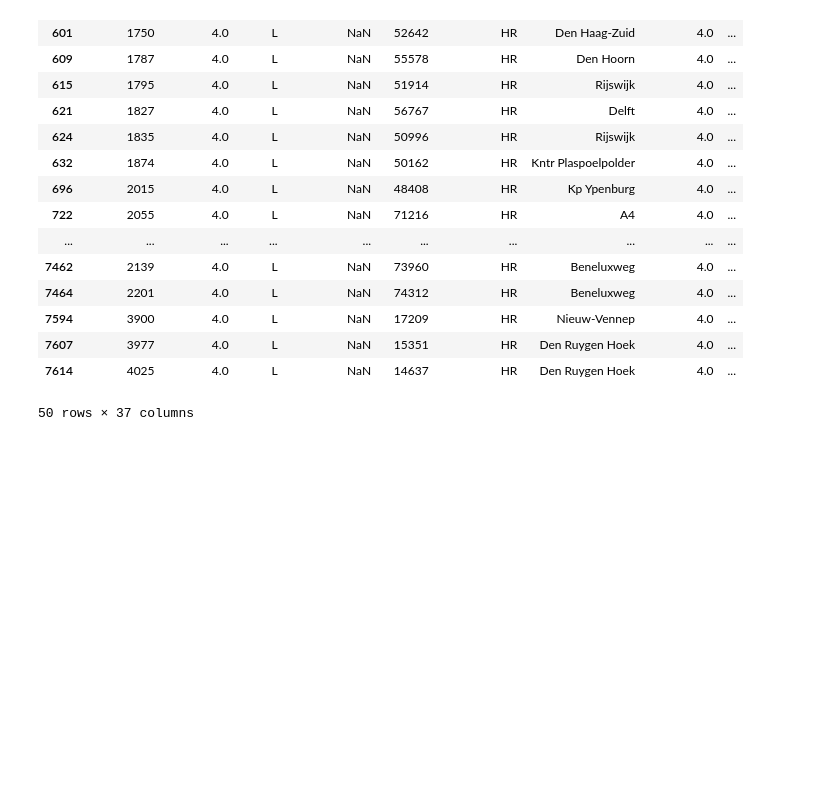
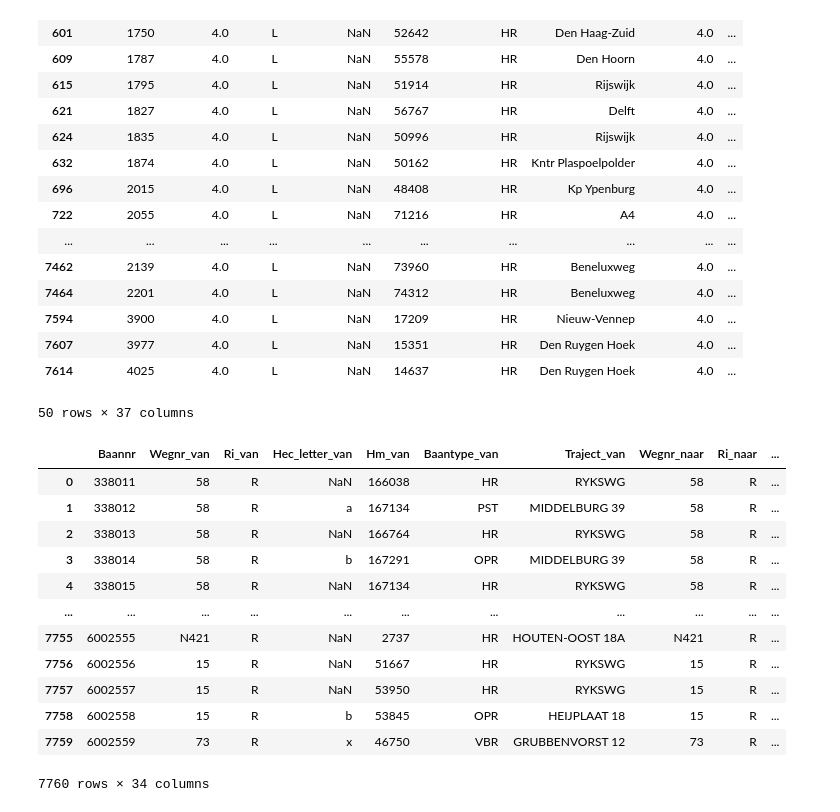
Before and after one commit to Liselotvansteekelenburg/TIL6010-LabAssignments, a Jupyter notebook: Ch4.ipynb, the cells around one changed output. Cells and saved outputs as stored; diff of their text form; code cells hidden in the pictures; blank space fills up the shorter version.

```diff
--- a/Ch4.ipynb
+++ b/Ch4.ipynb
@@ -93,3 +93,21 @@ display(df_road_4HR_HM_L)
 | 7607 | 3977 | 4.0 | L | NaN | 15351 | HR | Den Ruygen Hoek | 4.0 | ... |
 | 7614 | 4025 | 4.0 | L | NaN | 14637 | HR | Den Ruygen Hoek | 4.0 | ... |
 50 rows × 37 columns
+# %%
+data_2015 = 'datasets_spitsuren_wegvakken/definitief_INWEVA_2015_spits.xlsx'
+df2015 = pd.read_excel(data_2015)
+df2015
+# %% [output]
+|  | Baannr | Wegnr_van | Ri_van | Hec_letter_van | Hm_van | Baantype_van | Traject_van | Wegnr_naar | Ri_naar | ... |
+| 0 | 338011 | 58 | R | NaN | 166038 | HR | RYKSWG | 58 | R | ... |
+| 1 | 338012 | 58 | R | a | 167134 | PST | MIDDELBURG 39 | 58 | R | ... |
+| 2 | 338013 | 58 | R | NaN | 166764 | HR | RYKSWG | 58 | R | ... |
+| 3 | 338014 | 58 | R | b | 167291 | OPR | MIDDELBURG 39 | 58 | R | ... |
+| 4 | 338015 | 58 | R | NaN | 167134 | HR | RYKSWG | 58 | R | ... |
+| ... | ... | ... | ... | ... | ... | ... | ... | ... | ... | ... |
+| 7755 | 6002555 | N421 | R | NaN | 2737 | HR | HOUTEN-OOST 18A | N421 | R | ... |
+| 7756 | 6002556 | 15 | R | NaN | 51667 | HR | RYKSWG | 15 | R | ... |
+| 7757 | 6002557 | 15 | R | NaN | 53950 | HR | RYKSWG | 15 | R | ... |
+| 7758 | 6002558 | 15 | R | b | 53845 | OPR | HEIJPLAAT 18 | 15 | R | ... |
+| 7759 | 6002559 | 73 | R | x | 46750 | VBR | GRUBBENVORST 12 | 73 | R | ... |
+7760 rows × 34 columns
```
Also changed, not shown: parts of 5 cells of this notebook, 1 other file.
